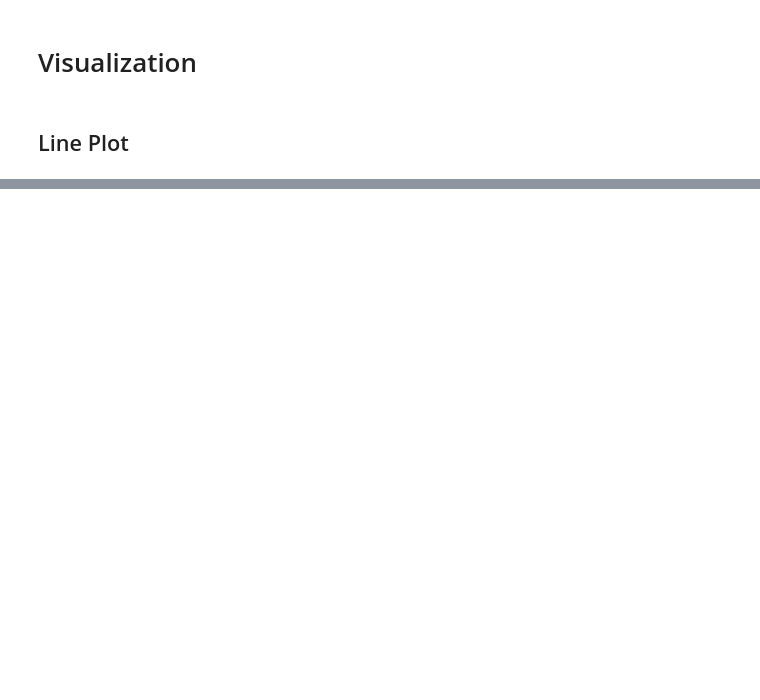
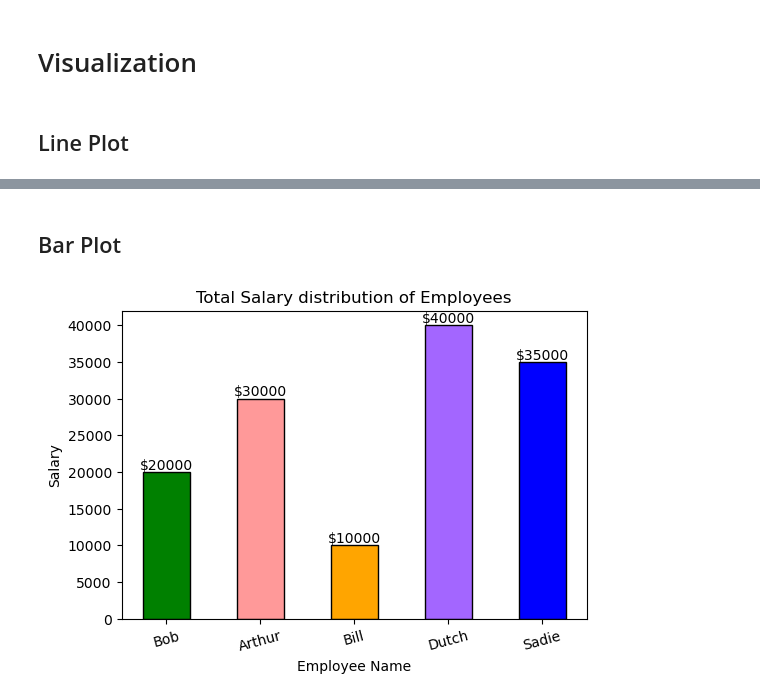
Before and after one commit to RusanMaharjan/Data-Science---3, a Jupyter notebook: Visualization.ipynb, the cells around one changed output, grey strips where cells are left out. Cells and saved outputs as stored; diff of their text form; code cells hidden in the pictures; blank space fills up the shorter version.

```diff
--- a/Visualization.ipynb
+++ b/Visualization.ipynb
@@ -26,0 +32,17 @@ plt.show()
+# %% [markdown]
+## Bar Plot
+# %%
+plt.figure(figsize=(6, 4))
+plt.bar(employee_name, salary, color=['green', '#ff9999', 'orange', '#a366ff', 'blue'], width=0.5, edgecolor='black')
+plt.xlabel('Employee Name')
+plt.ylabel('Salary')
+plt.title('Total Salary distribution of Employees')
+plt.xticks(rotation=15)
+
+# ha = 'left/right/center', va='top/bottom/center'
+for idx, val in enumerate(salary):
+    plt.text(idx, val, f'${val}', ha='center', va='bottom')
+
+plt.show()
+# %% [output]
+[figure, added]
```
Also changed, not shown: parts of 17 cells of this notebook, 5 other files.
